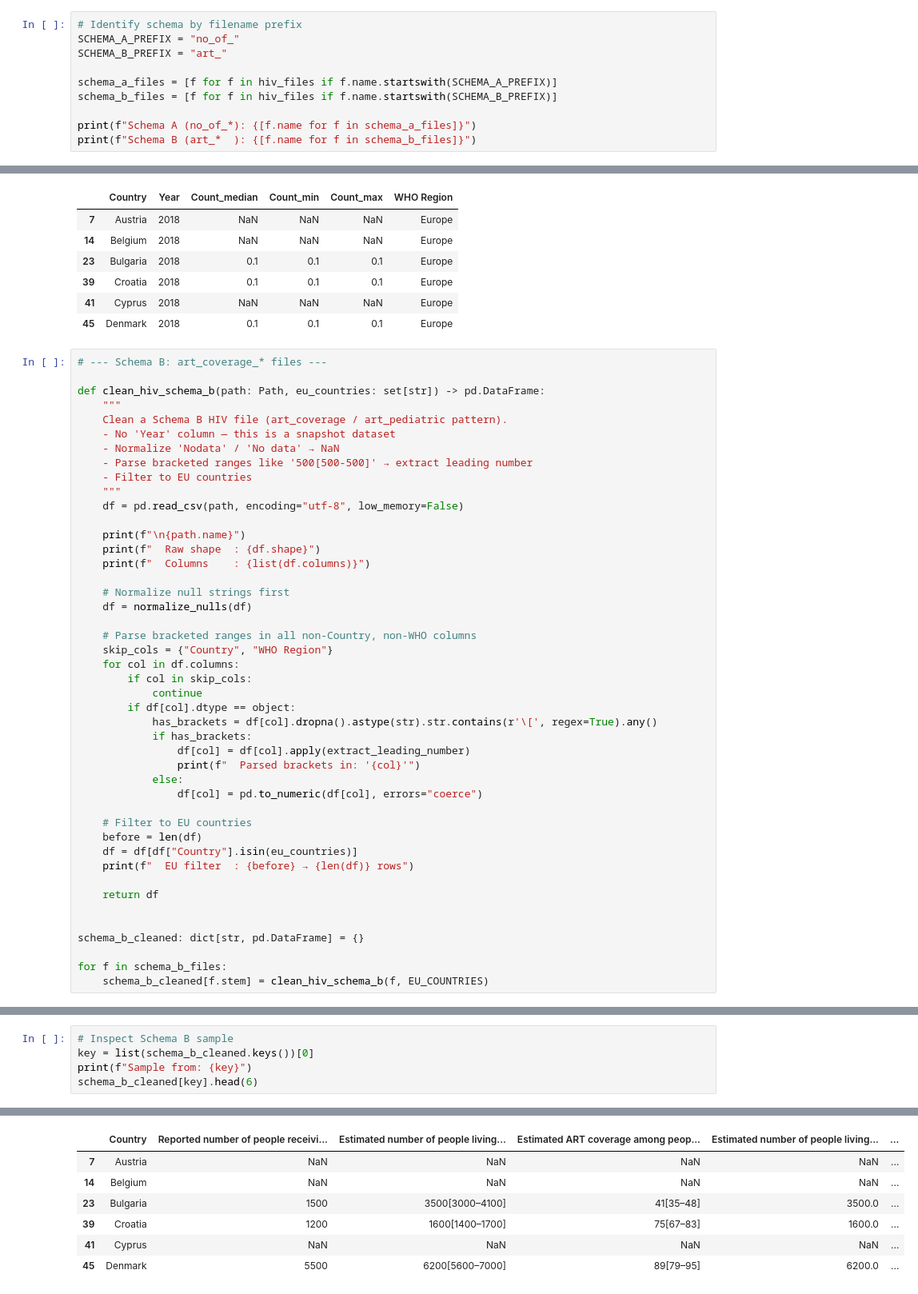
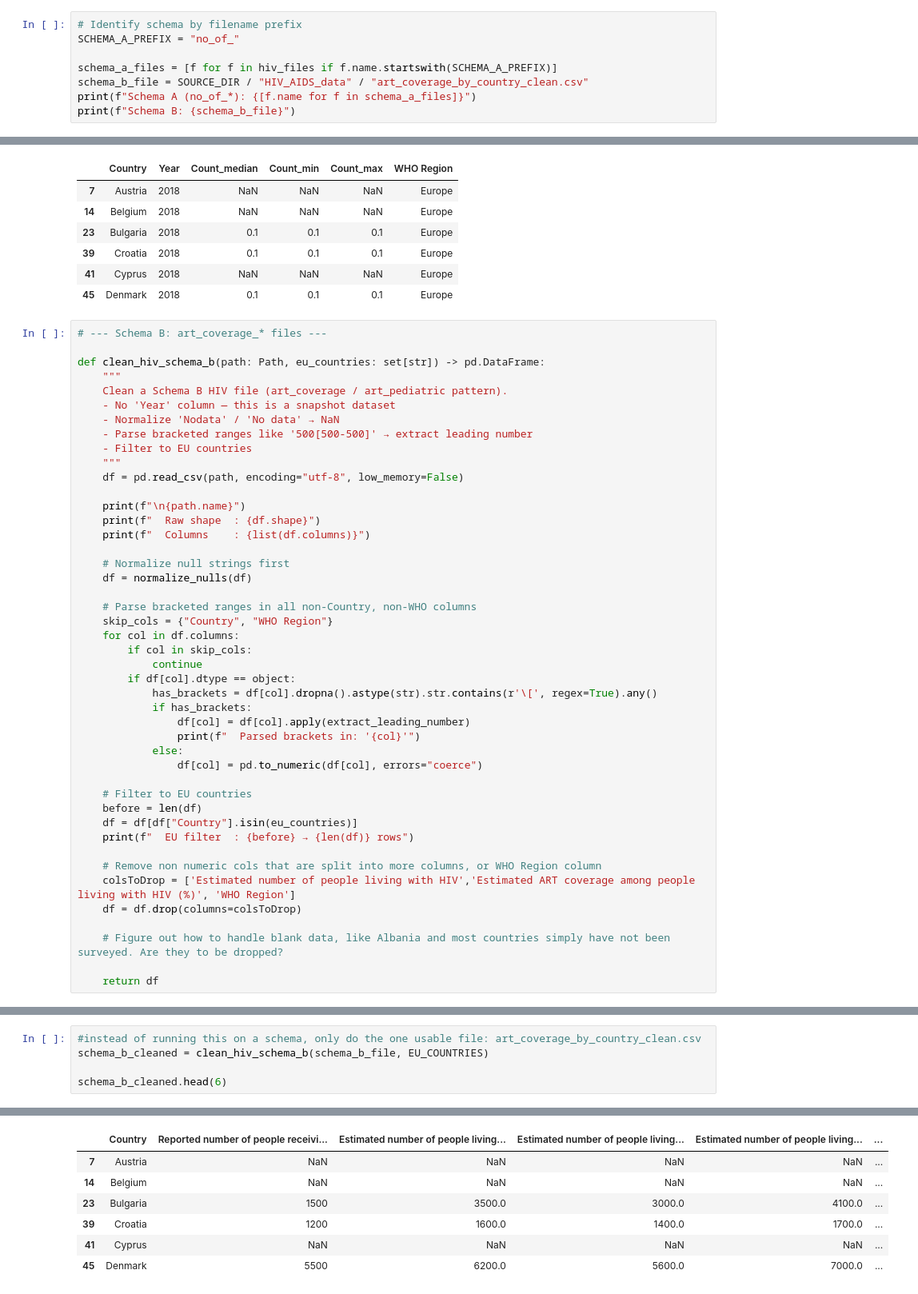
Before and after one commit to EzraGoldberg/portfolio-projects, a Jupyter notebook: 1. RAG/notebooks/6_cleaning.ipynb, the cells around one changed output, grey strips where cells are left out. Shown at 80% size. Drawn from its saved outputs; the diff is of its cells as text.

Commit message:
updating 6_cleaning to handle the HIV & AIDS dataset more cleanly, there was much missing data that needed to be handled better

```diff
--- a/1. RAG/notebooks/6_cleaning.ipynb
+++ b/1. RAG/notebooks/6_cleaning.ipynb
@@ -258,12 +258,10 @@ HIV/AIDS files: 6
 # %%
 # Identify schema by filename prefix
 SCHEMA_A_PREFIX = "no_of_"
-SCHEMA_B_PREFIX = "art_"
 
 schema_a_files = [f for f in hiv_files if f.name.startswith(SCHEMA_A_PREFIX)]
-schema_b_files = [f for f in hiv_files if f.name.startswith(SCHEMA_B_PREFIX)]
-
+schema_b_file = SOURCE_DIR / "HIV_AIDS_data" / "art_coverage_by_country_clean.csv"
 print(f"Schema A (no_of_*): {[f.name for f in schema_a_files]}")
-print(f"Schema B (art_*  ): {[f.name for f in schema_b_files]}")
+print(f"Schema B: {schema_b_file}")
 # %% [output]
 Schema A (no_of_*): ['no_of_cases_adults_15_to_49_by_country_clean.csv', 'no_of_deaths_by_country_clean.csv', 'no_of_people_living_with_hiv_by_country_clean.csv']
@@ -404,10 +402,10 @@ def clean_hiv_schema_b(path: Path, eu_countries: set[str]) -> pd.DataFrame:
     df = df[df["Country"].isin(eu_countries)]
     print(f"  EU filter  : {before} → {len(df)} rows")
 
+    # Remove non numeric cols that are split into more columns, or WHO Region column
+    colsToDrop = ['Estimated number of people living with HIV','Estimated ART coverage among people living with HIV (%)', 'WHO Region']
+    df = df.drop(columns=colsToDrop)
+
+    # Figure out how to handle blank data, like Albania and most countries simply have not been surveyed. Are they to be dropped?
+
     return df
-
-
-schema_b_cleaned: dict[str, pd.DataFrame] = {}
-
-for f in schema_b_files:
-    schema_b_cleaned[f.stem] = clean_hiv_schema_b(f, EU_COUNTRIES)
@@ -424,6 +412,6 @@ art_pediatric_coverage_by_country_clean.csv
 # %%
-# Inspect Schema B sample
-key = list(schema_b_cleaned.keys())[0]
-print(f"Sample from: {key}")
-schema_b_cleaned[key].head(6)
+#instead of running this on a schema, only do the one usable file: art_coverage_by_country_clean.csv
+schema_b_cleaned = clean_hiv_schema_b(schema_b_file, EU_COUNTRIES)
+
+schema_b_cleaned.head(6)
 # %% [output]
@@ -431,10 +422,10 @@ Sample from: art_coverage_by_country_clean
-|  | Country | Reported number of people receivi... | Estimated number of people living... | Estimated ART coverage among peop... | Estimated number of people living... | ... |
+|  | Country | Reported number of people receivi... | Estimated number of people living... | Estimated number of people living... | Estimated number of people living... | ... |
 | 7 | Austria | NaN | NaN | NaN | NaN | ... |
 | 14 | Belgium | NaN | NaN | NaN | NaN | ... |
-| 23 | Bulgaria | 1500 | 3500[3000–4100] | 41[35–48] | 3500.0 | ... |
-| 39 | Croatia | 1200 | 1600[1400–1700] | 75[67–83] | 1600.0 | ... |
+| 23 | Bulgaria | 1500 | 3500.0 | 3000.0 | 4100.0 | ... |
+| 39 | Croatia | 1200 | 1600.0 | 1400.0 | 1700.0 | ... |
 | 41 | Cyprus | NaN | NaN | NaN | NaN | ... |
-| 45 | Denmark | 5500 | 6200[5600–7000] | 89[79–95] | 6200.0 | ... |
+| 45 | Denmark | 5500 | 6200.0 | 5600.0 | 7000.0 | ... |
 # %%
 # Save cleaned HIV/AIDS CSVs
 hiv_out_dir = CLEANED_DIR / "HIV_AIDS_data"
```
Also changed, not shown: parts of 3 cells of this notebook, 1 other file.
